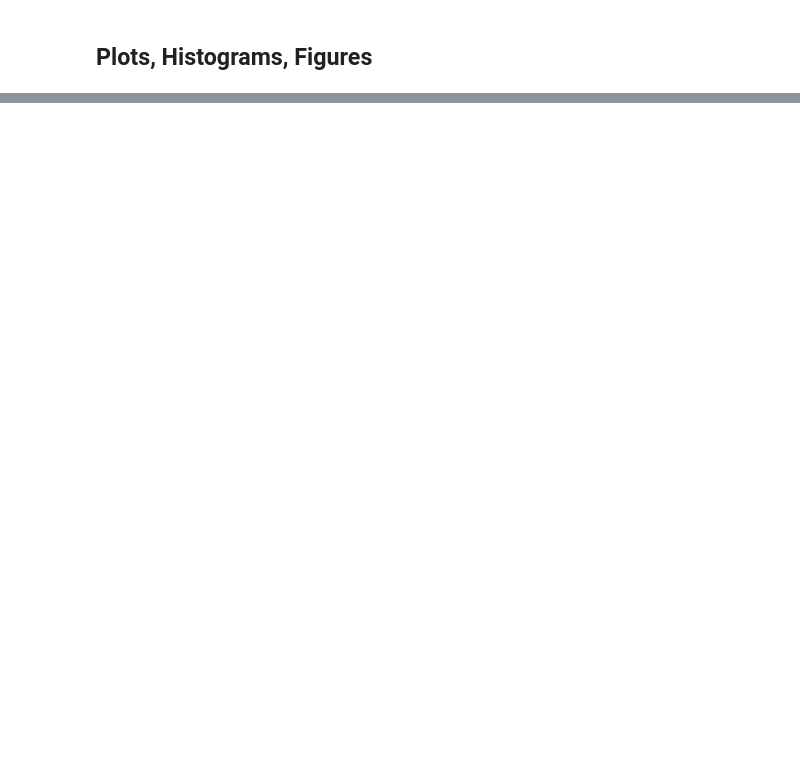
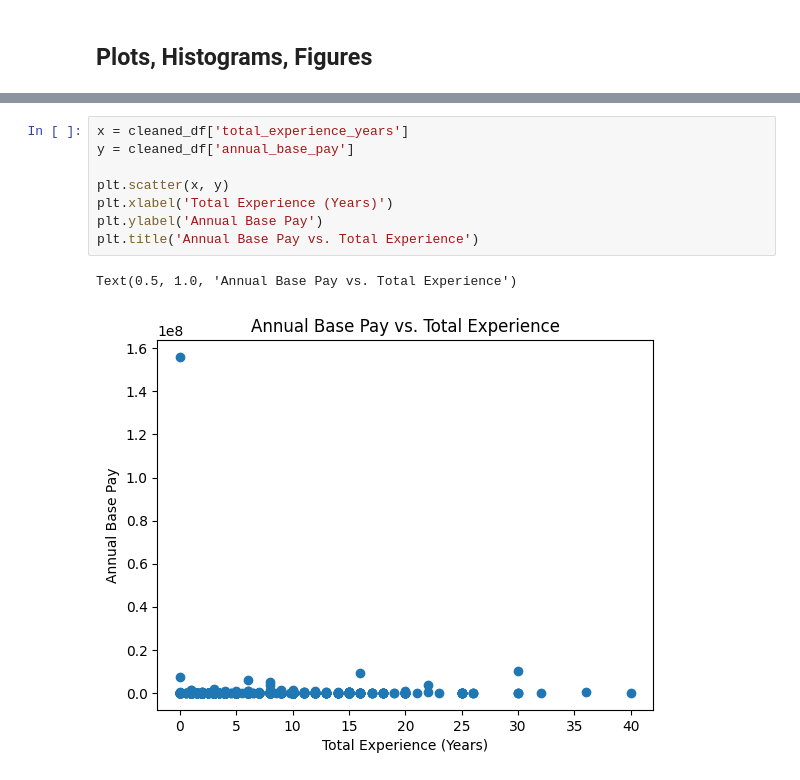
Before and after one commit to ECO225-W2024/project-one-code-macy-chen, a Jupyter notebook: tech_salaries.ipynb, the cells around one changed output, grey strips where cells are left out. Drawn from its saved outputs; the diff is of its cells as text; blank space fills up the shorter version.

```diff
--- a/tech_salaries.ipynb
+++ b/tech_salaries.ipynb
@@ -106,0 +141,11 @@ new_df.describe(include=['object'])
+# %%
+x = cleaned_df['total_experience_years']
+y = cleaned_df['annual_base_pay']
+
+plt.scatter(x, y)
+plt.xlabel('Total Experience (Years)')
+plt.ylabel('Annual Base Pay')
+plt.title('Annual Base Pay vs. Total Experience')
+# %% [output]
+Text(0.5, 1.0, 'Annual Base Pay vs. Total Experience')
+[figure, added]
```
Also changed, not shown: parts of 10 cells of this notebook.
